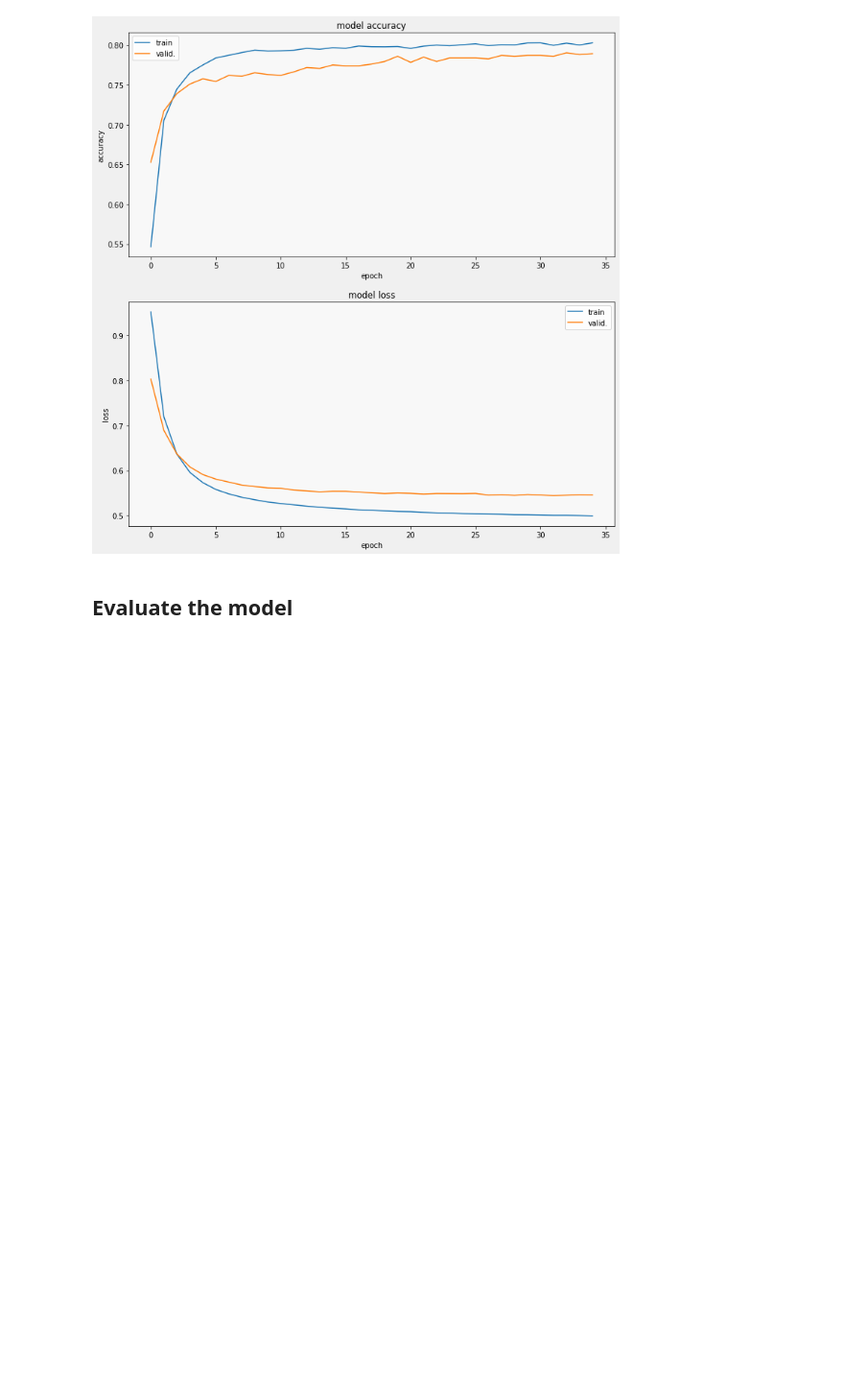
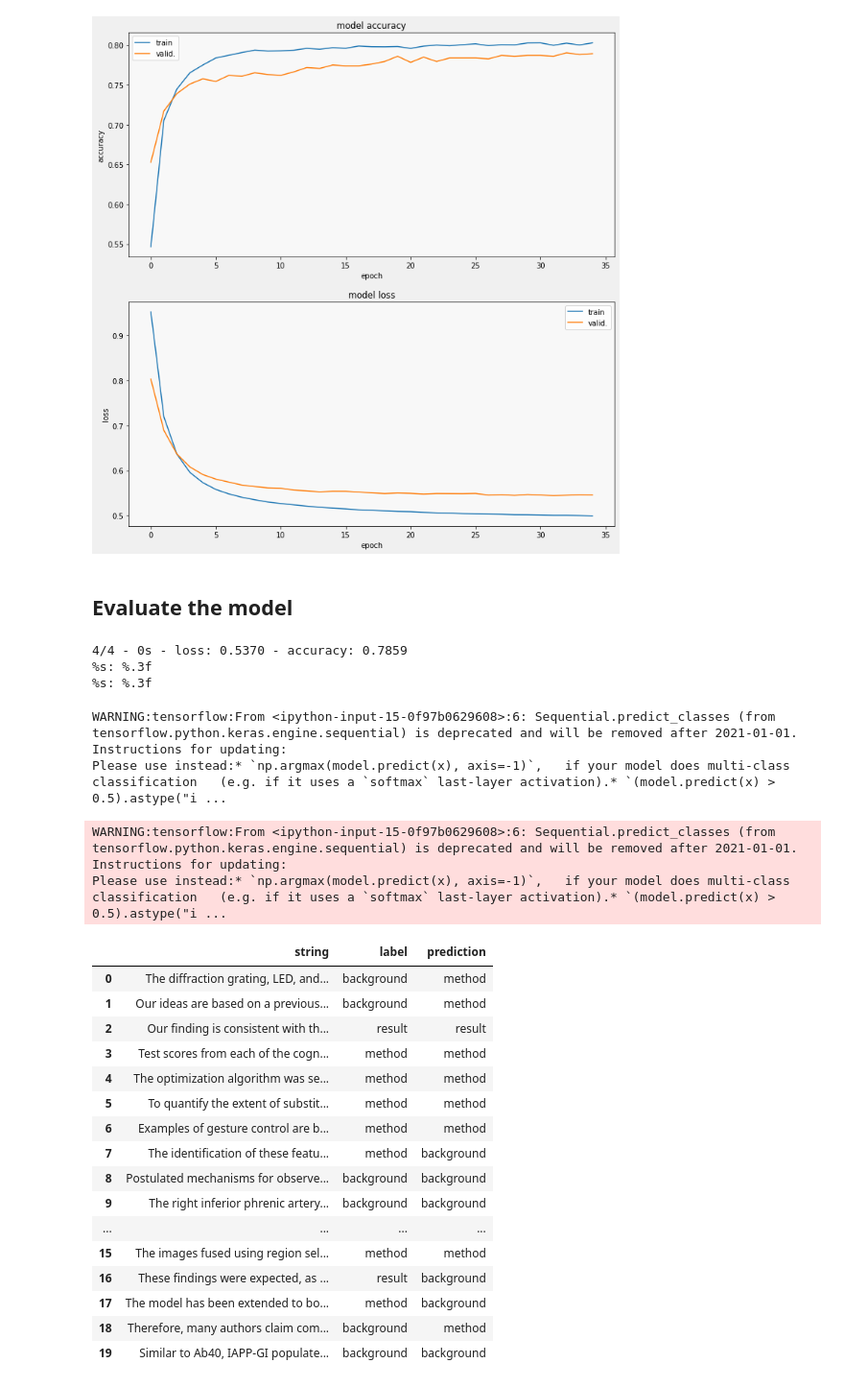
Before and after one commit to ivogeorg/mccord-chat, a Jupyter notebook: notebooks/cord-19-swivel-embeddings.ipynb, the cells around one changed output. Shown at 96% size. Saved outputs shown, nothing was run; the diff lists cells and outputs as text; code cells hidden in the pictures; blank space fills up the shorter version.

```diff
--- a/notebooks/cord-19-swivel-embeddings.ipynb
+++ b/notebooks/cord-19-swivel-embeddings.ipynb
@@ -221,3 +221,49 @@ display_training_curves(history.history['loss'],
 [figure]
 # %% [markdown]
 ## Evaluate the model
+# %%
+results = model.evaluate(test_data.batch(512), verbose=2)
+
+for name, value in zip(model.metrics_names, results):
+    print('%s: %.3f'.format(name, value))
+# %% [output]
+4/4 - 0s - loss: 0.5370 - accuracy: 0.7859
+%s: %.3f
+%s: %.3f
+# %%
+prediction_dataset = next(iter(test_data.batch(20)))
+
+prediction_texts = [ex.numpy().decode('utf8') for ex in prediction_dataset[0]]
+prediction_labels = [label2str(x) for x in prediction_dataset[1]]
+
+predictions = [label2str(x) for x in model.predict_classes(prediction_texts)]
+
+pd.DataFrame({
+    TEXT_FEATURE_NAME: prediction_texts,
+    LABEL_NAME: prediction_labels,
+    'prediction': predictions
+})
+# %% [output]
+WARNING:tensorflow:From <ipython-input-15-0f97b0629608>:6: Sequential.predict_classes (from tensorflow.python.keras.engine.sequential) is deprecated and will be removed after 2021-01-01.
+Instructions for updating:
+Please use instead:* `np.argmax(model.predict(x), axis=-1)`,   if your model does multi-class classification   (e.g. if it uses a `softmax` last-layer activation).* `(model.predict(x) > 0.5).astype("i ...
+WARNING:tensorflow:From <ipython-input-15-0f97b0629608>:6: Sequential.predict_classes (from tensorflow.python.keras.engine.sequential) is deprecated and will be removed after 2021-01-01.
+Instructions for updating:
+Please use instead:* `np.argmax(model.predict(x), axis=-1)`,   if your model does multi-class classification   (e.g. if it uses a `softmax` last-layer activation).* `(model.predict(x) > 0.5).astype("i ...
+|  | string | label | prediction |
+| 0 | The diffraction grating, LED, and... | background | method |
+| 1 | Our ideas are based on a previous... | background | method |
+| 2 | Our finding is consistent with th... | result | result |
+| 3 | Test scores from each of the cogn... | method | method |
+| 4 | The optimization algorithm was se... | method | method |
+| 5 | To quantify the extent of substit... | method | method |
+| 6 | Examples of gesture control are b... | method | method |
+| 7 | The identification of these featu... | method | background |
+| 8 | Postulated mechanisms for observe... | background | background |
+| 9 | The right inferior phrenic artery... | background | background |
+| ... | ... | ... | ... |
+| 15 | The images fused using region sel... | method | method |
+| 16 | These findings were expected, as ... | result | background |
+| 17 | The model has been extended to bo... | method | background |
+| 18 | Therefore, many authors claim com... | background | method |
+| 19 | Similar to Ab40, IAPP-GI populate... | background | background |
```
